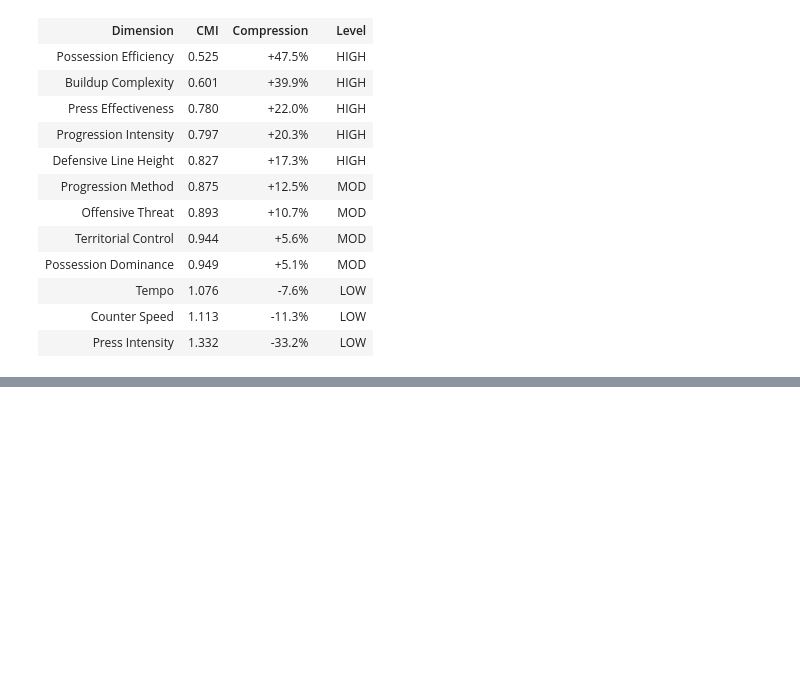
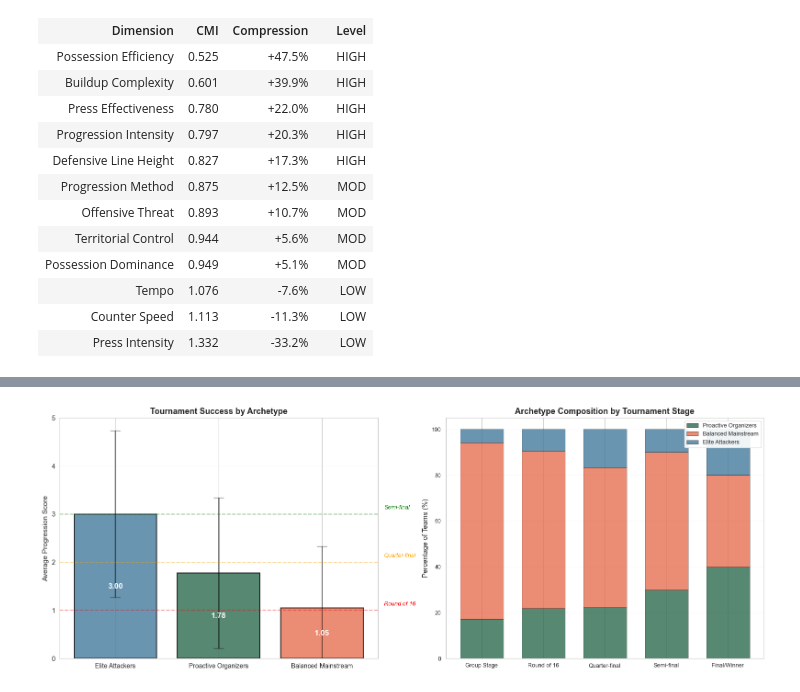
Before and after one commit to soh364/soccer-analytics-capstone-XOh, a Jupyter notebook: eda/EDA_Soomi.ipynb, the cells around one changed output, grey strips where cells are left out. Saved outputs shown, nothing was run; the diff lists cells and outputs as text; code cells hidden in the pictures; blank space fills up the shorter version.

```diff
--- a/eda/EDA_Soomi.ipynb
+++ b/eda/EDA_Soomi.ipynb
@@ -1063,0 +595,11 @@ PREDICTED RANKINGS:
+# %%
+fig, (ax1, ax2) = plt.subplots(1, 2, figsize=(16, 6))
+
+plot_success_by_archetype(men_tournament_success, archetype_names, ax=ax1)
+plot_progression_by_round(men_tournament_success, archetype_names, ax=ax2)
+
+plt.tight_layout()
+plt.savefig('success_and_progression.png', dpi=150, bbox_inches='tight')
+plt.show()
+# %% [output]
+[figure, added]
```
Also changed, not shown: parts of 21 cells of this notebook, 4 other files.
